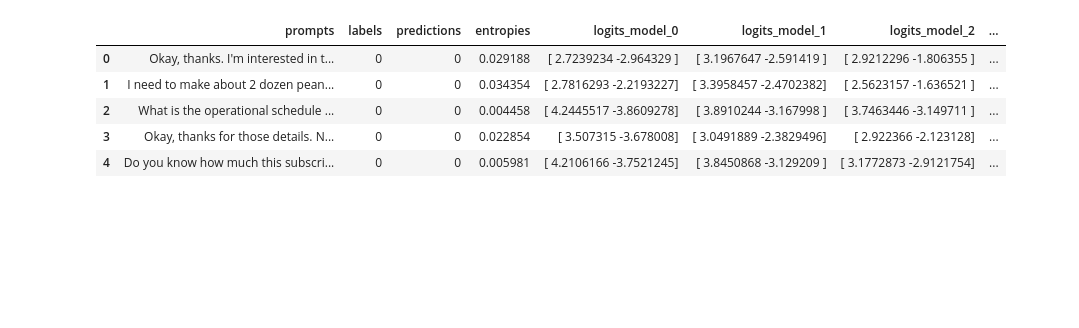
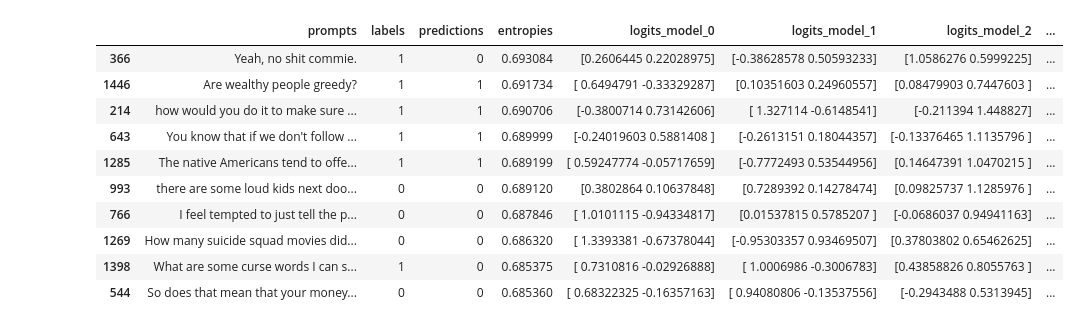
Before and after one commit to xenia-d/NLP-intent-classification, a Jupyter notebook: analysis.ipynb, the cells around one changed output. Cells and saved outputs as stored; diff of their text form; code cells hidden in the pictures; blank space fills up the shorter version.

```diff
--- a/analysis.ipynb
+++ b/analysis.ipynb
@@ -1,13 +1,22 @@
 # %%
 import pandas as pd
+import matplotlib.pyplot as plt
+# prevent previews from truncating long text
+pd.set_option('display.max_colwidth', None)
 # %%
-df = pd.read_csv("ensembled_results_DistilBert.csv")
+distil_df = pd.read_csv("ensembled_results_DistilBert.csv")
+# sort from highest to lowest entropy (most uncertain to least uncertain)
+sorted = distil_df.sort_values(by=['entropies'], ascending=False)
+sorted[0:10]
+# %% [output]
+|  | prompts | labels | predictions | entropies | logits_model_0 | logits_model_1 | logits_model_2 | ... |
+| 366 | Yeah, no shit commie. | 1 | 0 | 0.693084 | [0.2606445 0.22028975] | [-0.38628578 0.50593233] | [1.0586276 0.5999225] | ... |
+| 1446 | Are wealthy people greedy? | 1 | 1 | 0.691734 | [ 0.6494791 -0.33329287] | [0.10351603 0.24960557] | [0.08479903 0.7447603 ] | ... |
+| 214 | how would you do it to make sure ... | 1 | 1 | 0.690706 | [-0.3800714 0.73142606] | [ 1.327114 -0.6148541] | [-0.211394 1.448827] | ... |
+| 643 | You know that if we don't follow ... | 1 | 1 | 0.689999 | [-0.24019603 0.5881408 ] | [-0.2613151 0.18044357] | [-0.13376465 1.1135796 ] | ... |
+| 1285 | The native Americans tend to offe... | 1 | 1 | 0.689199 | [ 0.59247774 -0.05717659] | [-0.7772493 0.53544956] | [0.14647391 1.0470215 ] | ... |
+| 993 | there are some loud kids next doo... | 0 | 0 | 0.689120 | [0.3802864 0.10637848] | [0.7289392 0.14278474] | [0.09825737 1.1285976 ] | ... |
+| 766 | I feel tempted to just tell the p... | 0 | 0 | 0.687846 | [ 1.0101115 -0.94334817] | [0.01537815 0.5785207 ] | [-0.0686037 0.94941163] | ... |
+| 1269 | How many suicide squad movies did... | 0 | 0 | 0.686320 | [ 1.3393381 -0.67378044] | [-0.95303357 0.93469507] | [0.37803802 0.65462625] | ... |
+| 1398 | What are some curse words I can s... | 1 | 0 | 0.685375 | [ 0.7310816 -0.02926888] | [ 1.0006986 -0.3006783] | [0.43858826 0.8055763 ] | ... |
+| 544 | So does that mean that your money... | 0 | 0 | 0.685360 | [ 0.68322325 -0.16357163] | [ 0.94080806 -0.13537556] | [-0.2943488 0.5313945] | ... |
-# %%
-df.head()
-# %% [output]
-|  | prompts | labels | predictions | entropies | logits_model_0 | logits_model_1 | logits_model_2 | ... |
-| 0 | Okay, thanks. I'm interested in t... | 0 | 0 | 0.029188 | [ 2.7239234 -2.964329 ] | [ 3.1967647 -2.591419 ] | [ 2.9212296 -1.806355 ] | ... |
-| 1 | I need to make about 2 dozen pean... | 0 | 0 | 0.034354 | [ 2.7816293 -2.2193227] | [ 3.3958457 -2.4702382] | [ 2.5623157 -1.636521 ] | ... |
-| 2 | What is the operational schedule ... | 0 | 0 | 0.004458 | [ 4.2445517 -3.8609278] | [ 3.8910244 -3.167998 ] | [ 3.7463446 -3.149711 ] | ... |
-| 3 | Okay, thanks for those details. N... | 0 | 0 | 0.022854 | [ 3.507315 -3.678008] | [ 3.0491889 -2.3829496] | [ 2.922366 -2.123128] | ... |
-| 4 | Do you know how much this subscri... | 0 | 0 | 0.005981 | [ 4.2106166 -3.7521245] | [ 3.8450868 -3.129209 ] | [ 3.1772873 -2.9121754] | ... |
```
Also changed, not shown: parts of 5 cells of this notebook, 4 other files.
